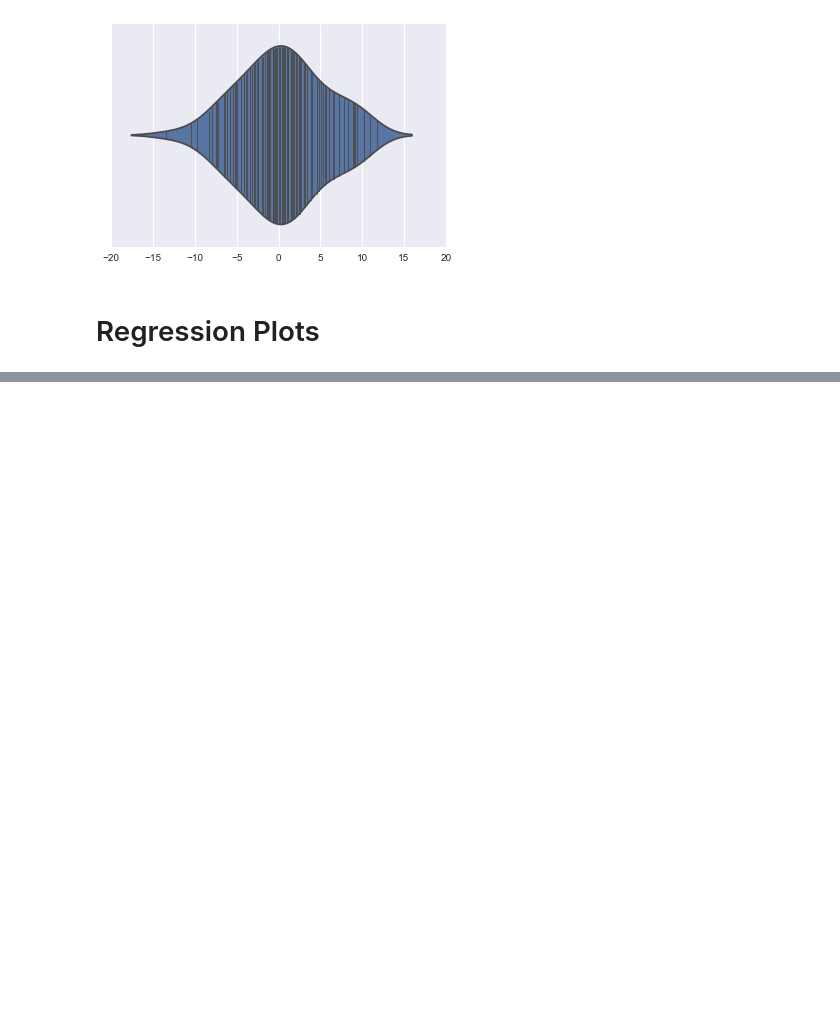
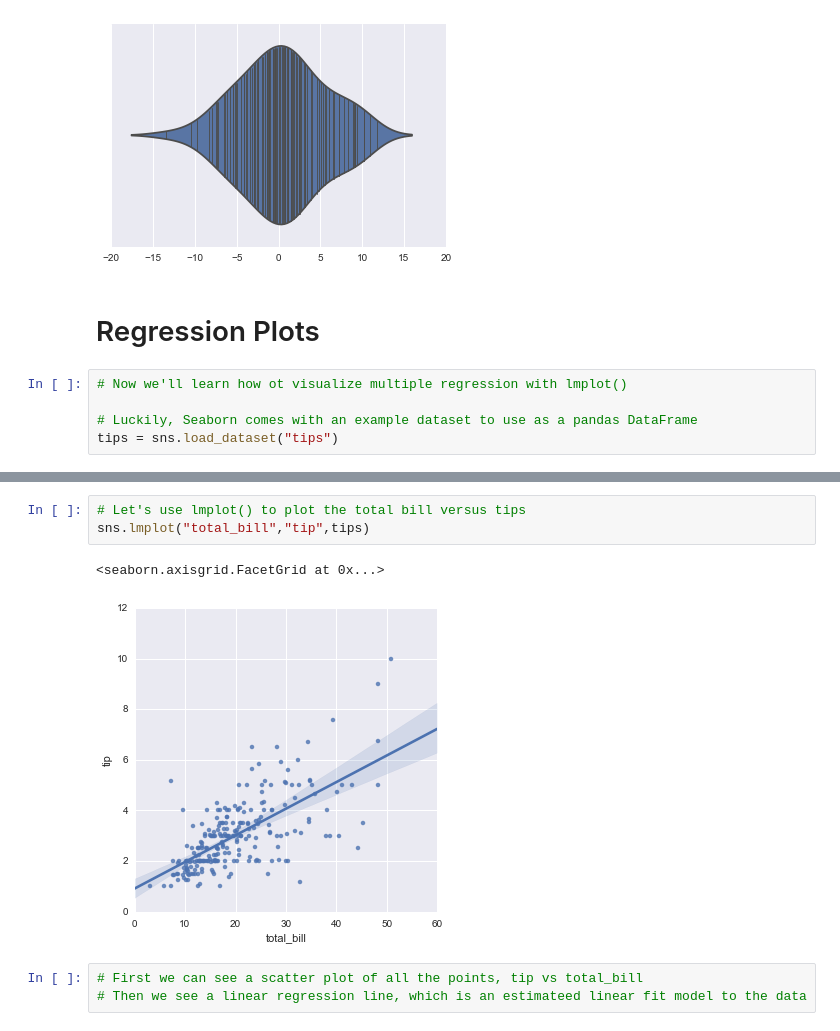
Before and after one commit to WenWeiKun-byte/PyData-Cookbook, a Jupyter notebook: Python For Data_4 Data Visualization.ipynb, the cells around one changed output, grey strips where cells are left out. Drawn from its saved outputs; the diff is of its cells as text; blank space fills up the shorter version.

Commit message:
Regression Plots

```diff
--- a/Python For Data_4 Data Visualization.ipynb
+++ b/Python For Data_4 Data Visualization.ipynb
@@ -395,3 +395,8 @@ sns.violinplot(data1,inner="stick")
 [figure]
 # %% [markdown]
 # Regression Plots
+# %%
+# Now we'll learn how ot visualize multiple regression with lmplot()
+
+# Luckily, Seaborn comes with an example dataset to use as a pandas DataFrame
+tips = sns.load_dataset("tips")
@@ -397,0 +413,9 @@ sns.violinplot(data1,inner="stick")
+# %%
+# Let's use lmplot() to plot the total bill versus tips
+sns.lmplot("total_bill","tip",tips)
+# %% [output]
+<seaborn.axisgrid.FacetGrid at 0x...>
+[figure, added]
+# %%
+# First we can see a scatter plot of all the points, tip vs total_bill
+# Then we see a linear regression line, which is an estimateed linear fit model to the data
```
Also changed, not shown: parts of 12 cells of this notebook.
